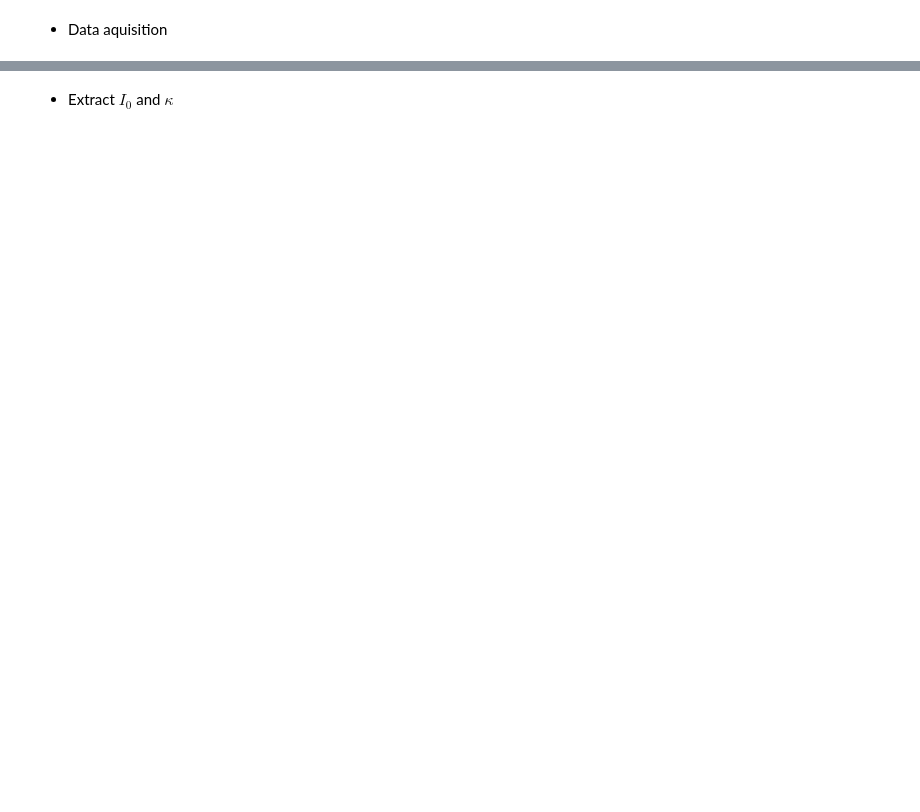
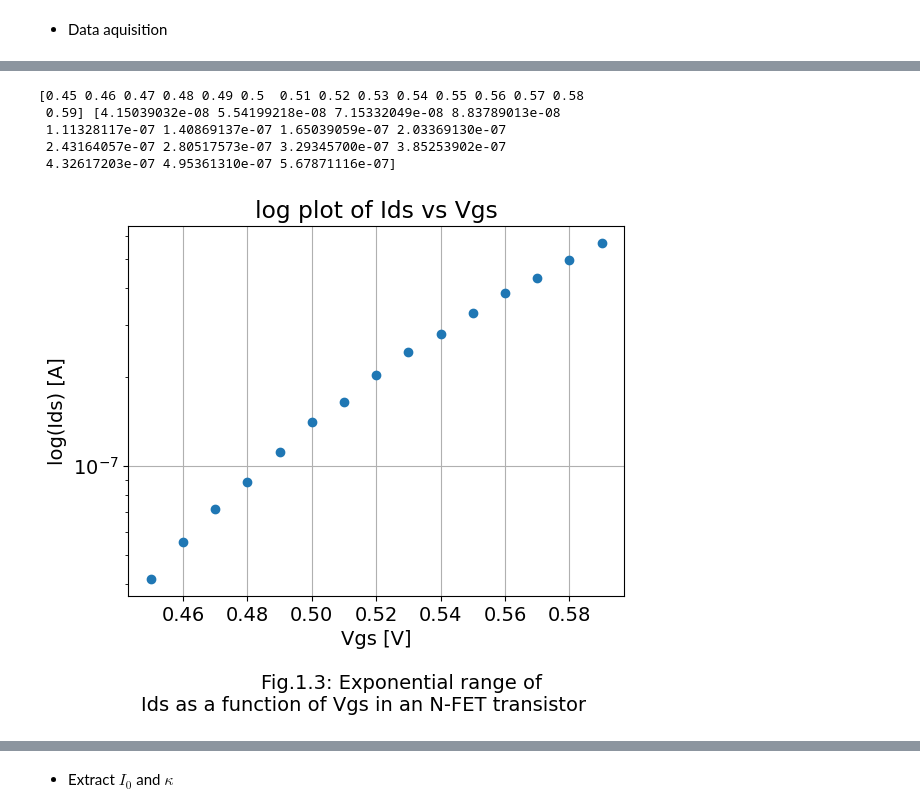
Before and after one commit to daggermaster3000/NE1, a Jupyter notebook: TP2/2022_Lab2_SubThr_GroupNumber_FirstName_LastName.ipynb, the cells around one changed output, grey strips where cells are left out. Drawn from its saved outputs; the diff is of its cells as text; code cells hidden in the pictures; blank space fills up the shorter version.

```diff
--- a/TP2/2022_Lab2_SubThr_GroupNumber_FirstName_LastName.ipynb
+++ b/TP2/2022_Lab2_SubThr_GroupNumber_FirstName_LastName.ipynb
@@ -247,2 +286,25 @@ plt.rcParams.update({'font.size': 14})
+# %%
+# extract the valid range and plot in logarithmic scale
+valid_y = y[45:60]
+valid_x = x[45:60]
+print(valid_x,valid_y)
+#print(np.log10(valid_y))
+plt.plot(valid_x,valid_y,"o")
+plt.xlabel('''Vgs [V]
+
+        Fig.1.3: Exponential range of
+        Ids as a function of Vgs in an N-FET transistor            ''')
+plt.ylabel('log(Ids) [A]')
+plt.title("log plot of Ids vs Vgs")
+plt.semilogy()
+plt.grid()
+plt.show()
+# %% [output]
+[0.45 0.46 0.47 0.48 0.49 0.5  0.51 0.52 0.53 0.54 0.55 0.56 0.57 0.58
+ 0.59] [4.15039032e-08 5.54199218e-08 7.15332049e-08 8.83789013e-08
+ 1.11328117e-07 1.40869137e-07 1.65039059e-07 2.03369130e-07
+ 2.43164057e-07 2.80517573e-07 3.29345700e-07 3.85253902e-07
+ 4.32617203e-07 4.95361310e-07 5.67871116e-07]
+[figure, added]
 # %%
 # fit in the valid range (you may want to add the fitted line in the plot)
```
Also changed, not shown: parts of 56 cells of this notebook, 6 other files.
